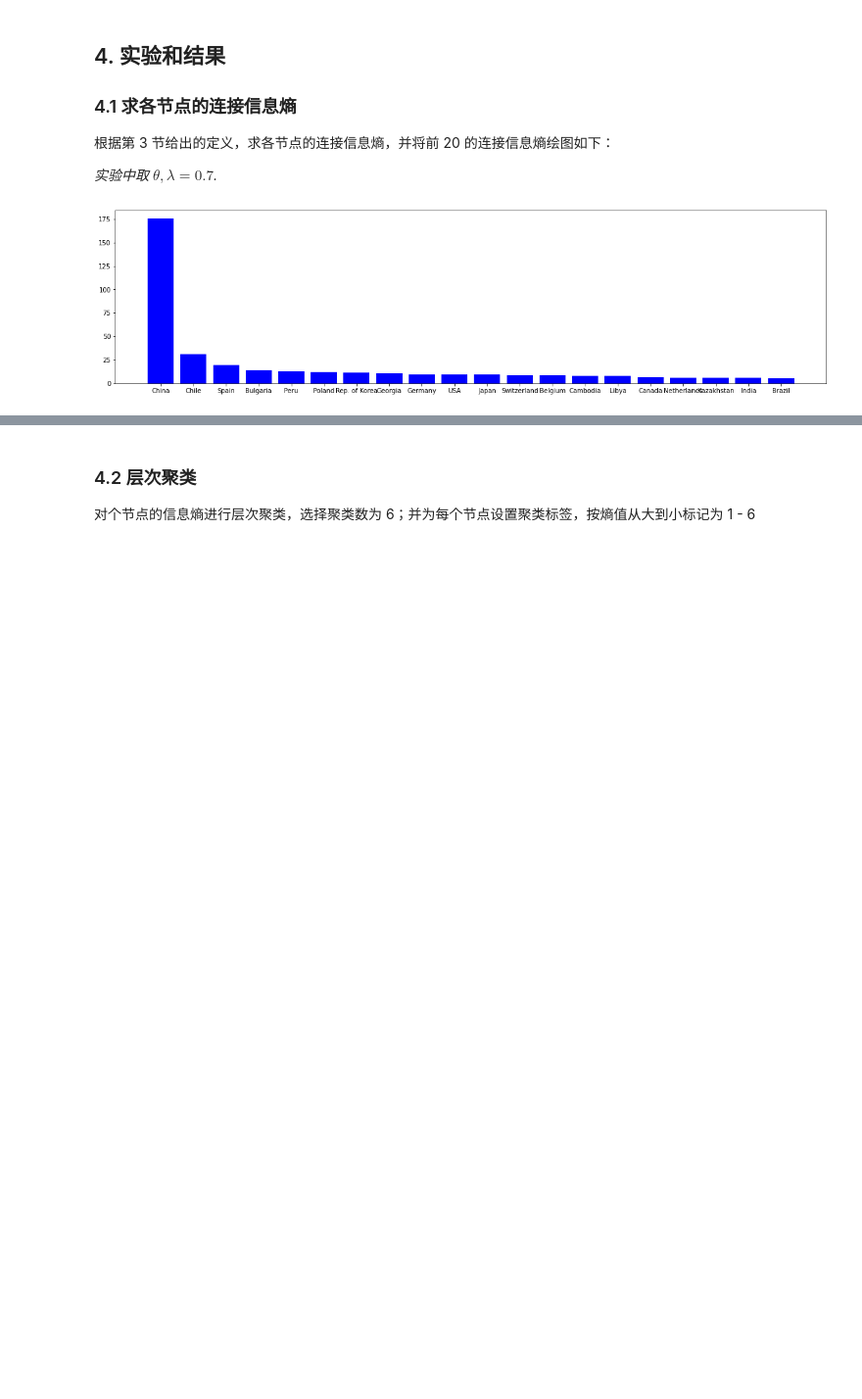
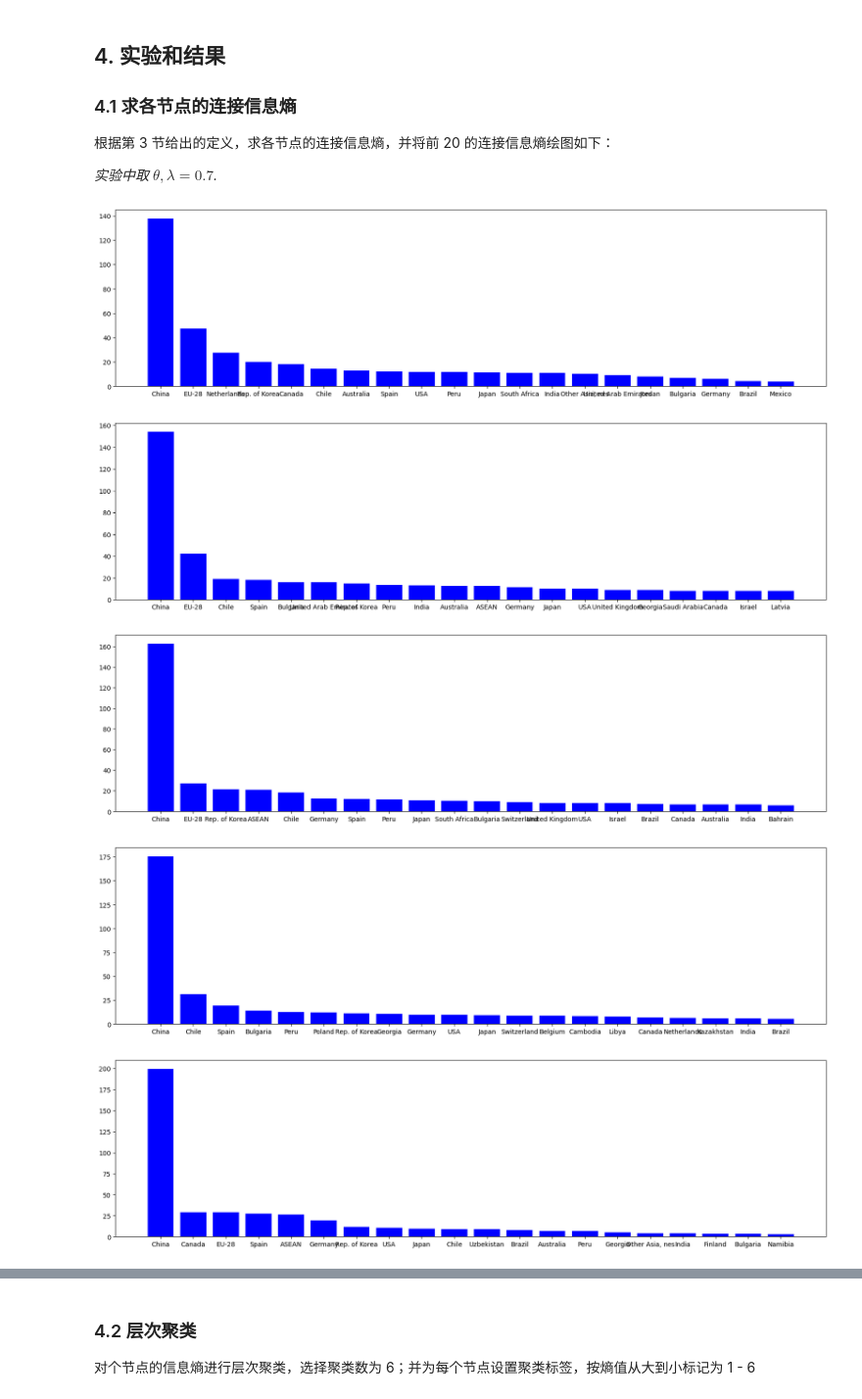
Before and after one commit to iLnezoH/cooper-trade, a Jupyter notebook: report.ipynb, the cells around one changed output, grey strips where cells are left out. Shown at 98% size. Saved outputs shown, nothing was run; the diff lists cells and outputs as text; code cells hidden in the pictures; blank space fills up the shorter version.

Commit message:
fetat(main.py): OPP report and complete 2016-2020 report

```diff
--- a/report.ipynb
+++ b/report.ipynb
@@ -30 +14,9 @@ data_overview('src/data/format-2016-world-copper-2063-trade.json')
+# %%
+report_16 = Report('src/data/format-2016-world-copper-2063-trade.json', '2016')
+report_17 = Report('src/data/format-2017-world-copper-2063-trade.json', '2017')
+report_18 = Report('src/data/format-2018-world-copper-2063-trade.json', '2018')
+report_19 = Report('src/data/2019-world-copper-2063-trade.csv', '2019')
+report_20 = Report('src/data/format-2020-world-copper-2063-trade.json', '2020')
+# %%
+reports = [report_16, report_17, report_18, report_19, report_20]
 # %% [markdown]
@@ -166,8 +158,13 @@ $$
 根据第 3 节给出的定义，求各节点的连接信息熵，并将前 20 的连接信息熵绘图如下：
 
 *实验中取 $\theta, \lambda = 0.7$.*
-# %%
-net.drawEntropiesBar()
-# %% [output]
-[figure, removed]
+# %%
+for report in reports:
+    report.net.drawEntropiesBar()
+# %% [output]
+[figure, added]
+[figure, added]
+[figure, added]
+[figure, added]
+[figure, added]
 # %% [markdown]
```
Also changed, not shown: parts of 46 cells of this notebook, 12 other files.
